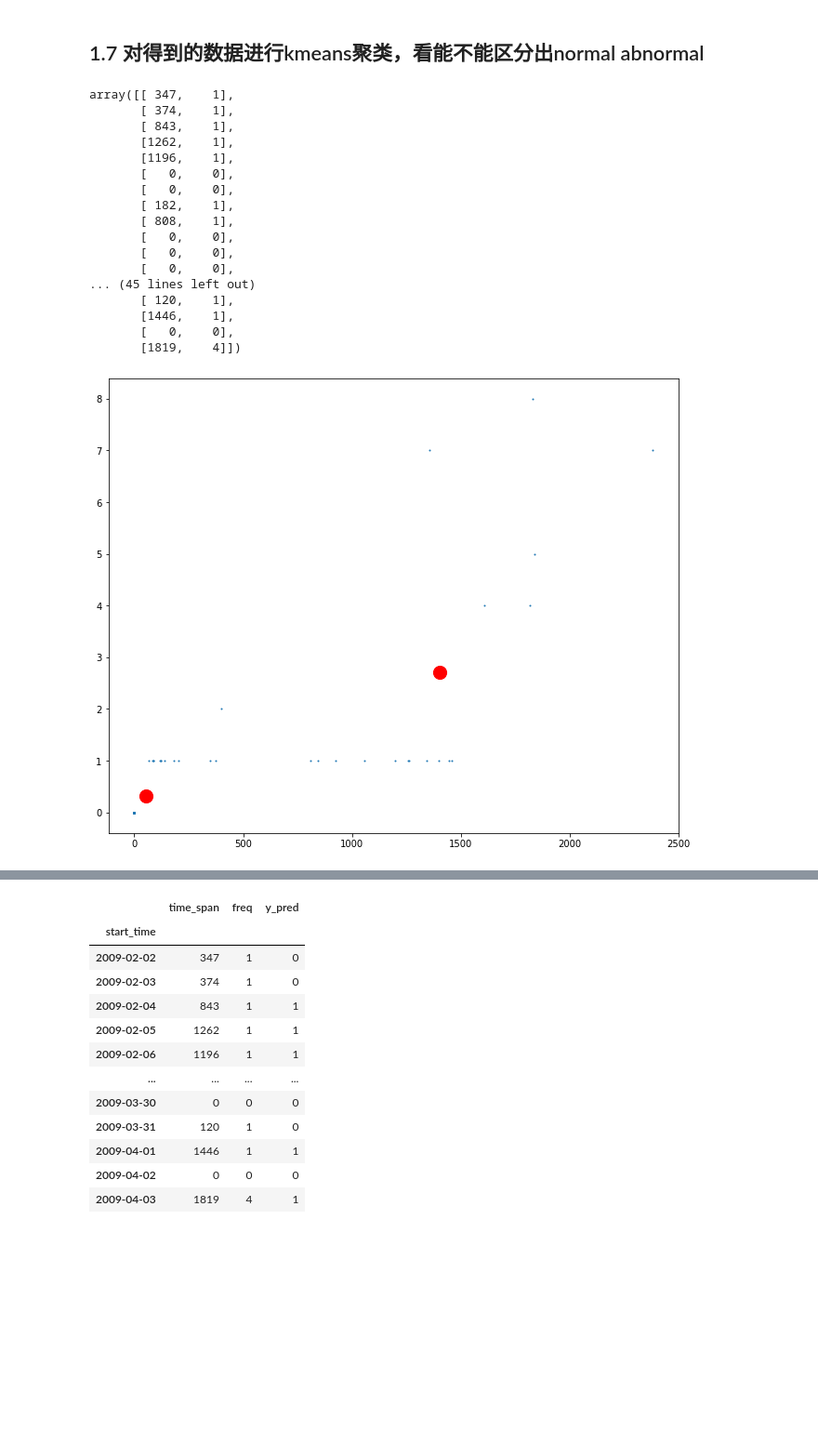
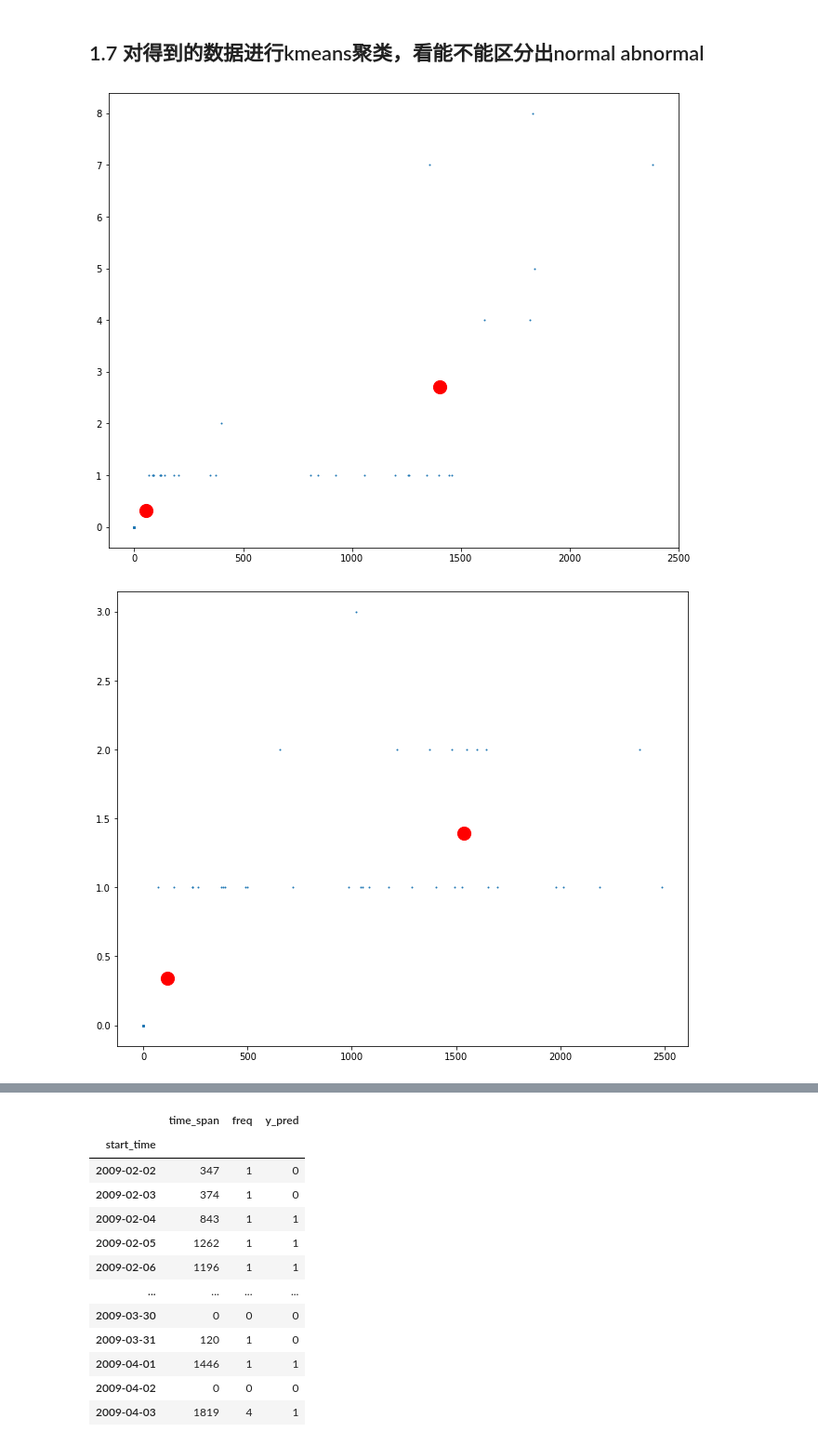
Before and after one commit to wendiganyu/IOTPhase2, a Jupyter notebook: ActivityStatisticsAndForecast.ipynb, the cells around one changed output, grey strips where cells are left out. Shown: that part at 93% size. Cells and saved outputs as stored; diff of their text form; code cells hidden in the pictures; blank space fills up the shorter version.

```diff
--- a/ActivityStatisticsAndForecast.ipynb
+++ b/ActivityStatisticsAndForecast.ipynb
@@ -352,7 +366,7 @@ plt.savefig("images/freq_span/R1_bed_to_toilet.pdf")
 from sklearn import metrics
 from sklearn.cluster import KMeans
 
-def KMeans_Classifier(X, k):
+def KMeans_Classifier(X, k, fig_name):
 
     # the bulit-in function for K-means,
     # where n_clusters is the number of clusters.
@@ -372,6 +386,8 @@ def KMeans_Classifier(X, k):
                 kmeans.cluster_centers_[:, 1],
                 s=200,                             # Set centroid size
                 c='red')                           # Set centroid color
+    path = "images/KMeans_results/" + fig_name+".pdf"
+    plt.savefig(path)
     plt.show()
 
     # get the centers after fit
@@ -382,27 +398,13 @@ def KMeans_Classifier(X, k):
     # score = metrics.accuracy_score(Y, y_kmeans)
 
     return y_kmeans, centers
-# %%
-tmp_df.values
-# %% [output]
-array([[ 347,    1],
-       [ 374,    1],
-       [ 843,    1],
-       [1262,    1],
-       [1196,    1],
-       [   0,    0],
-       [   0,    0],
-       [ 182,    1],
-       [ 808,    1],
-       [   0,    0],
-       [   0,    0],
-       [   0,    0],
-... (45 lines left out)
-       [ 120,    1],
-       [1446,    1],
-       [   0,    0],
-       [1819,    4]])
-# %%
-y_pred, _ = KMeans_Classifier(tmp_df.values, 2)
-# %% [output]
-[figure, removed]
+# %%
+y_pred, _ = KMeans_Classifier(resampled_df_list[0].values, 2, valid_R1_activities[0])
+y_pred, _ = KMeans_Classifier(resampled_df_list[1].values, 2, valid_R1_activities[1])
+y_pred, _ = KMeans_Classifier(resampled_df_list[2].values, 2, valid_R1_activities[2])
+y_pred, _ = KMeans_Classifier(resampled_df_list[3].values, 2, valid_R1_activities[3])
+y_pred, _ = KMeans_Classifier(resampled_df_list[4].values, 2, valid_R1_activities[4])
+y_pred, _ = KMeans_Classifier(resampled_df_list[5].values, 2, valid_R1_activities[5])
+# %% [output]
+[figure, added]
+[figure, added]
```
Also changed, not shown: parts of 3 cells of this notebook, 13 other files.
